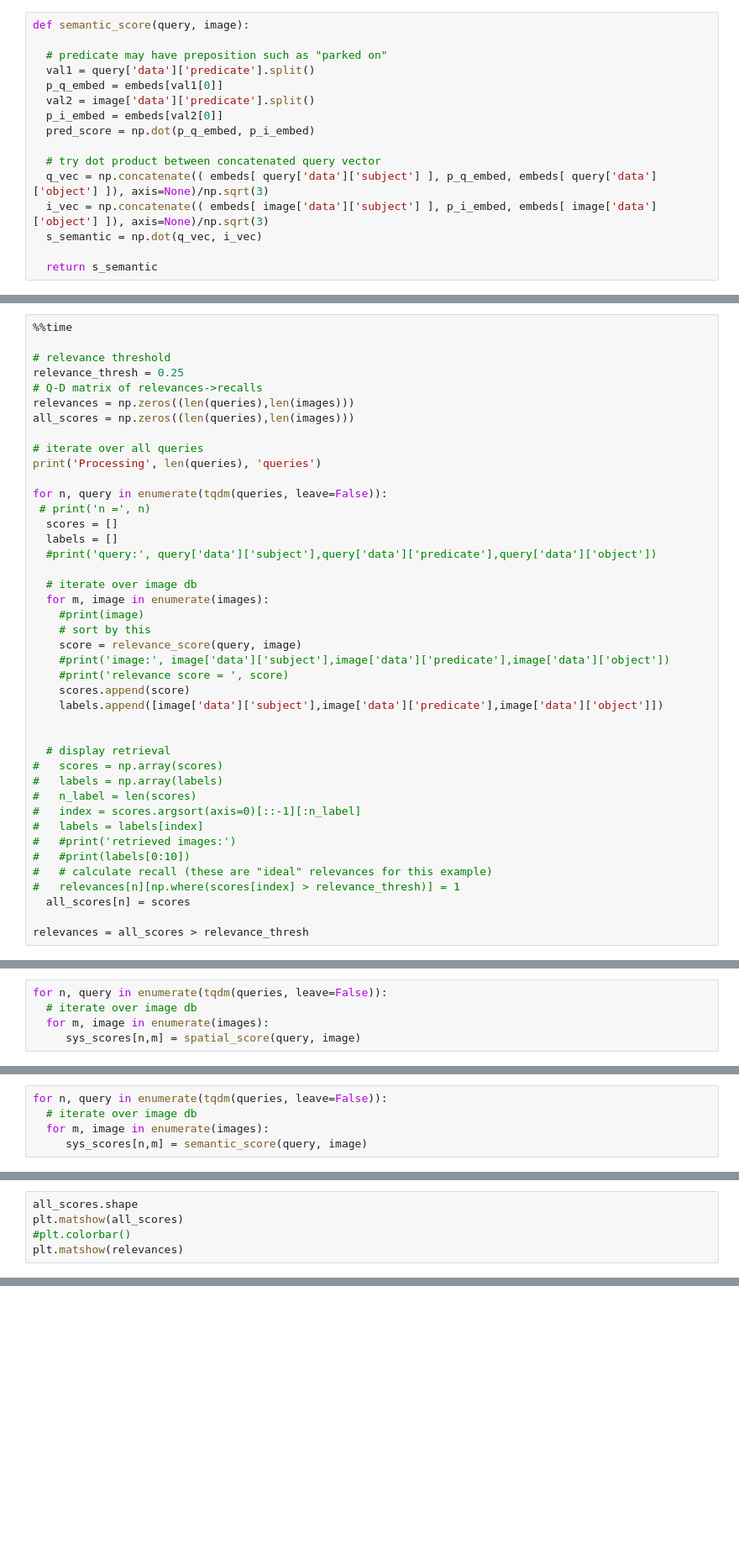
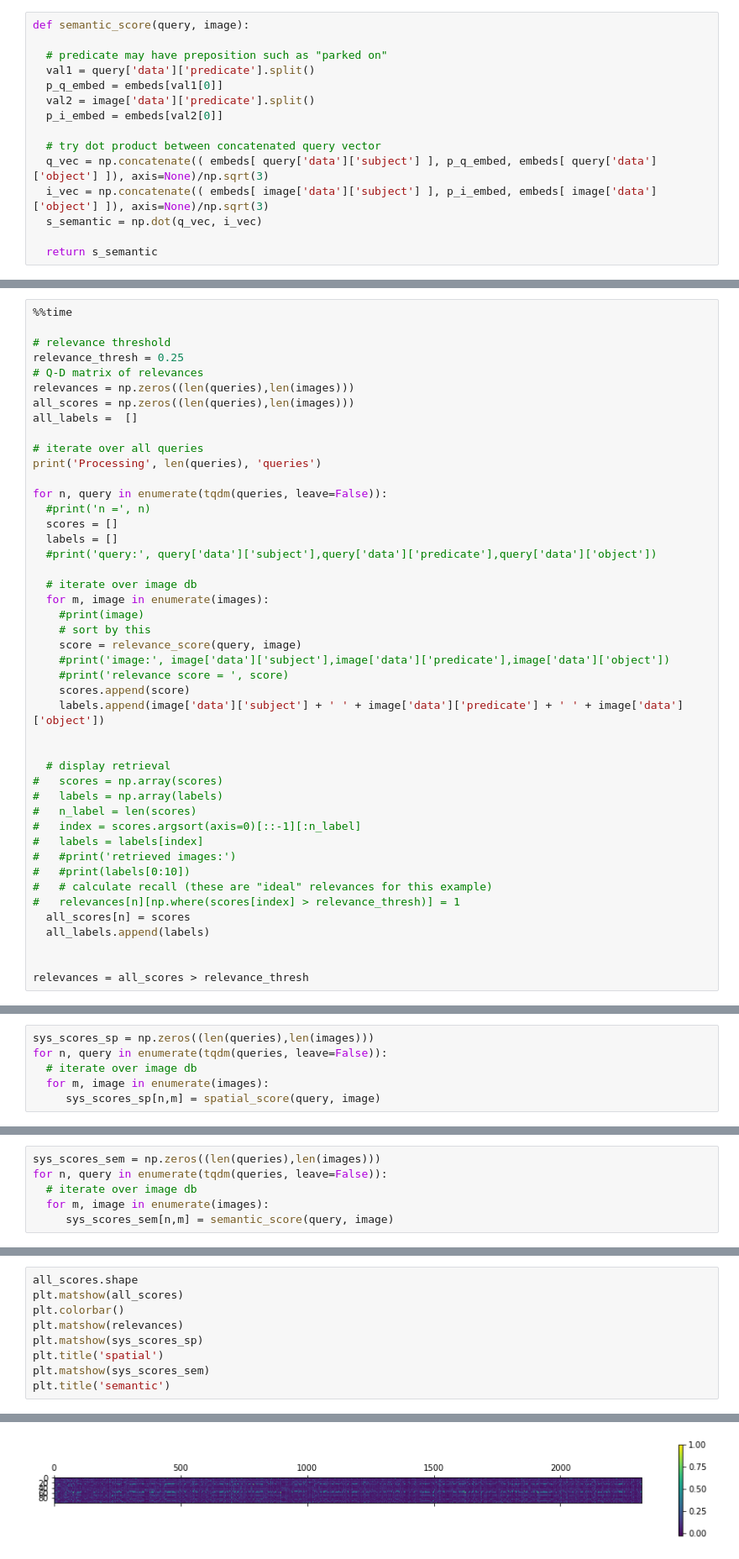
Before and after one commit to bschroedr/sg2im, a Jupyter notebook: EvaluateRetrieval.ipynb, the cells around one changed output, grey strips where cells are left out. Shown at 84% size. Cells and saved outputs as stored; diff of their text form; blank space fills up the shorter version.

```diff
--- a/EvaluateRetrieval.ipynb
+++ b/EvaluateRetrieval.ipynb
@@ -106,7 +87,6 @@ def semantic_score(query, image):
   p_q_embed = embeds[val1[0]]
   val2 = image['data']['predicate'].split()
   p_i_embed = embeds[val2[0]]
-  pred_score = np.dot(p_q_embed, p_i_embed)
 
   # try dot product between concatenated query vector
   q_vec = np.concatenate(( embeds[ query['data']['subject'] ], p_q_embed, embeds[ query['data']['object'] ]), axis=None)/np.sqrt(3)
@@ -142,15 +122,16 @@ Wall time: 30.9 s
 
 # relevance threshold
 relevance_thresh = 0.25
-# Q-D matrix of relevances->recalls
+# Q-D matrix of relevances
 relevances = np.zeros((len(queries),len(images)))
 all_scores = np.zeros((len(queries),len(images)))
+all_labels =  []
 
 # iterate over all queries
 print('Processing', len(queries), 'queries')
 
 for n, query in enumerate(tqdm(queries, leave=False)):
- # print('n =', n)
+  #print('n =', n)
   scores = []
   labels = []
   #print('query:', query['data']['subject'],query['data']['predicate'],query['data']['object'])
@@ -163,7 +144,7 @@ for n, query in enumerate(tqdm(queries, leave=False)):
     #print('image:', image['data']['subject'],image['data']['predicate'],image['data']['object'])
     #print('relevance score = ', score)
     scores.append(score)
-    labels.append([image['data']['subject'],image['data']['predicate'],image['data']['object']])
+    labels.append(image['data']['subject'] + ' ' + image['data']['predicate'] + ' ' + image['data']['object'])
 
 
   # display retrieval
@@ -177,6 +158,8 @@ for n, query in enumerate(tqdm(queries, leave=False)):
 #   # calculate recall (these are "ideal" relevances for this example)
 #   relevances[n][np.where(scores[index] > relevance_thresh)] = 1
   all_scores[n] = scores
+  all_labels.append(labels)
+
 
 relevances = all_scores > relevance_thresh
 # %% [output]
@@ -192,5 +170,6 @@ Processing 100 queries
 # %%
+sys_scores_sp = np.zeros((len(queries),len(images)))
 for n, query in enumerate(tqdm(queries, leave=False)):
   # iterate over image db
   for m, image in enumerate(images):
-     sys_scores[n,m] = spatial_score(query, image)
+     sys_scores_sp[n,m] = spatial_score(query, image)
@@ -197,5 +178,6 @@ for n, query in enumerate(tqdm(queries, leave=False)):
 # %%
+sys_scores_sem = np.zeros((len(queries),len(images)))
 for n, query in enumerate(tqdm(queries, leave=False)):
   # iterate over image db
   for m, image in enumerate(images):
-     sys_scores[n,m] = semantic_score(query, image)
+     sys_scores_sem[n,m] = semantic_score(query, image)
@@ -202,5 +186,10 @@ for n, query in enumerate(tqdm(queries, leave=False)):
 # %%
 all_scores.shape
 plt.matshow(all_scores)
-#plt.colorbar()
+plt.colorbar()
 plt.matshow(relevances)
+plt.matshow(sys_scores_sp)
+plt.title('spatial')
+plt.matshow(sys_scores_sem)
+plt.title('semantic')
+# %% [output]
@@ -206,0 +197 @@ plt.matshow(relevances)
+[figure, added]
```
Also changed, not shown: parts of 18 cells of this notebook.
